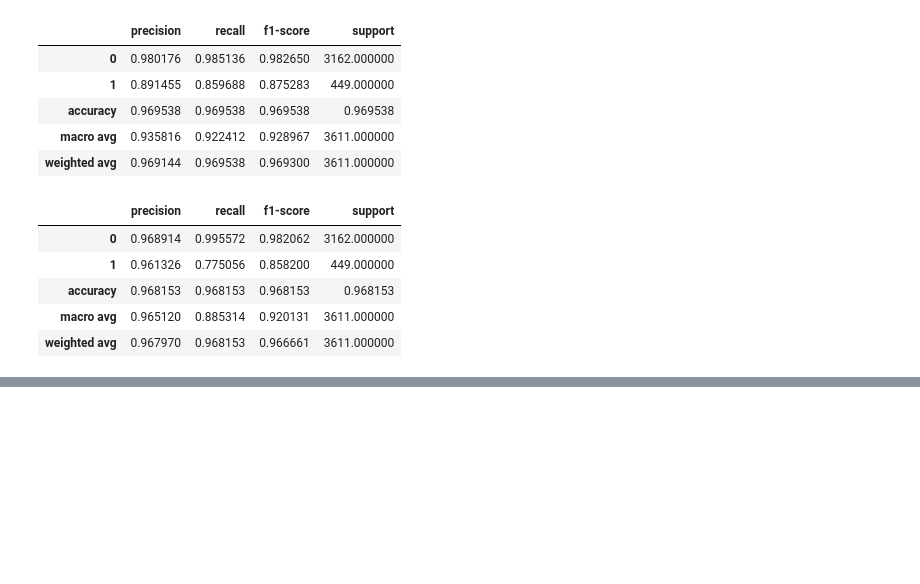
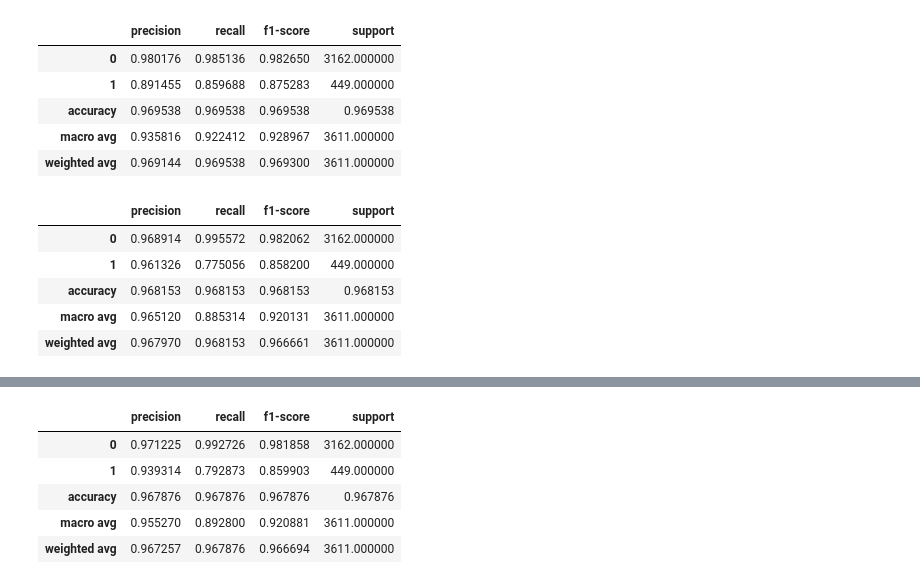
Before and after one commit to patrickoramah/SMS-Spam-Classifier, a Jupyter notebook: sms-classifier.ipynb, the cells around one changed output, grey strips where cells are left out. Saved outputs shown, nothing was run; the diff lists cells and outputs as text; code cells hidden in the pictures; blank space fills up the shorter version.

```diff
--- a/sms-classifier.ipynb
+++ b/sms-classifier.ipynb
@@ -135,0 +141,7 @@ from tensorflow.keras.layers import Dense
+# %%
+model = Sequential([
+    Dense(units=32, activation='relu'),
+    Dense(units=64, activation='relu'),
+    Dense(units=1, activation='sigmoid'),
+])
+model.compile(loss='binary_crossentropy', optimizer='sgd', metrics='accuracy')
@@ -135,0 +171,2 @@ from tensorflow.keras.layers import Dense
+# %%
+model.fit(X_train, y_train, epochs=200, batch_size=32, validation_split=0.3)
@@ -135,0 +192,3 @@ from tensorflow.keras.layers import Dense
+# %%
+y_hat = model.predict(X_test)
+y_hat = [0 if val < 0.5 else 1 for val in y_hat]
@@ -135,0 +197,9 @@ from tensorflow.keras.layers import Dense
+# %%
+pd.DataFrame(classification_report(y_test, y_hat, output_dict=True)).T
+# %% [output]
+|  | precision | recall | f1-score | support |
+| 0 | 0.971225 | 0.992726 | 0.981858 | 3162.000000 |
+| 1 | 0.939314 | 0.792873 | 0.859903 | 449.000000 |
+| accuracy | 0.967876 | 0.967876 | 0.967876 | 0.967876 |
+| macro avg | 0.955270 | 0.892800 | 0.920881 | 3611.000000 |
+| weighted avg | 0.967257 | 0.967876 | 0.966694 | 3611.000000 |
```
Also changed, not shown: parts of 17 cells of this notebook.
